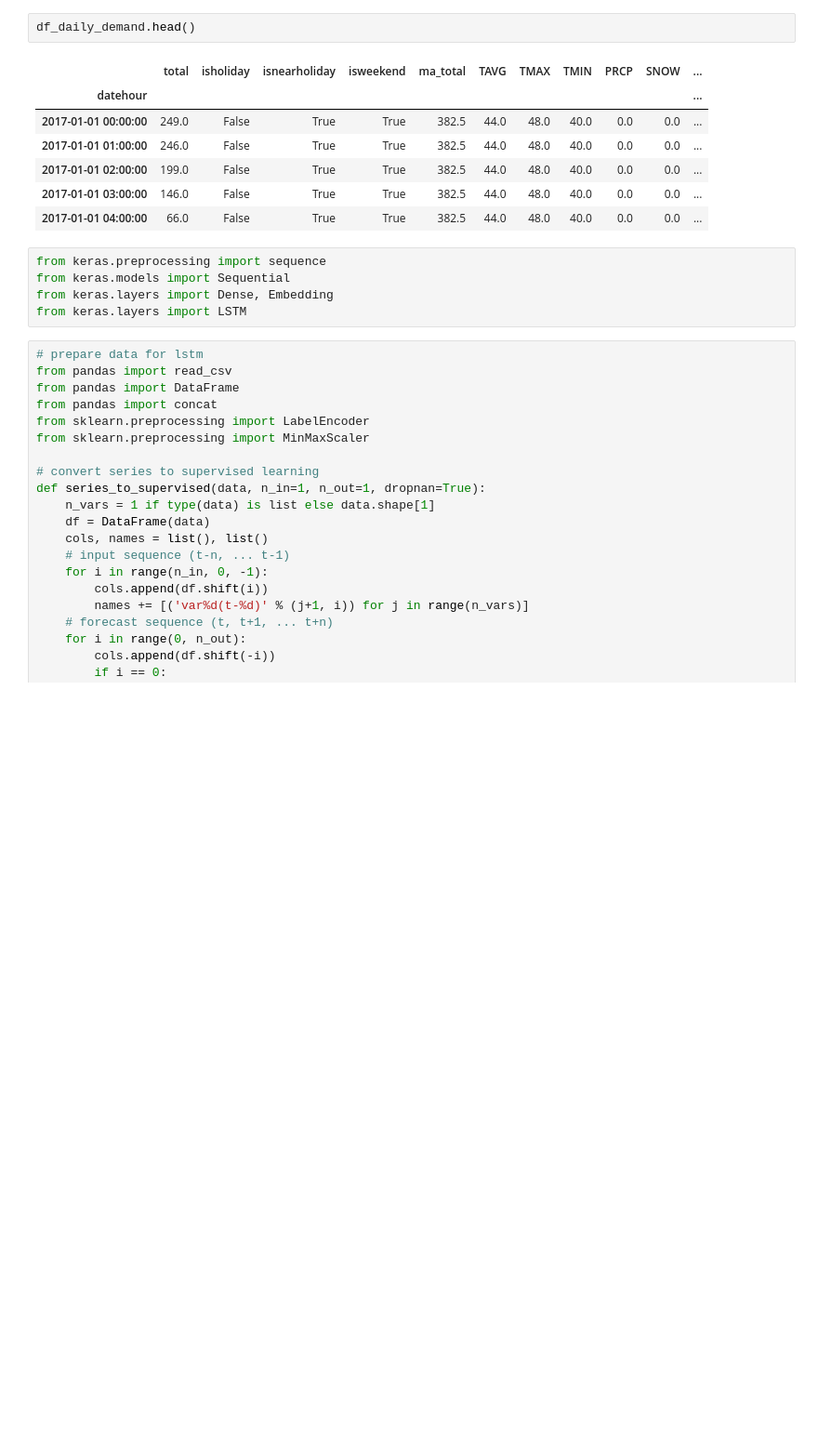
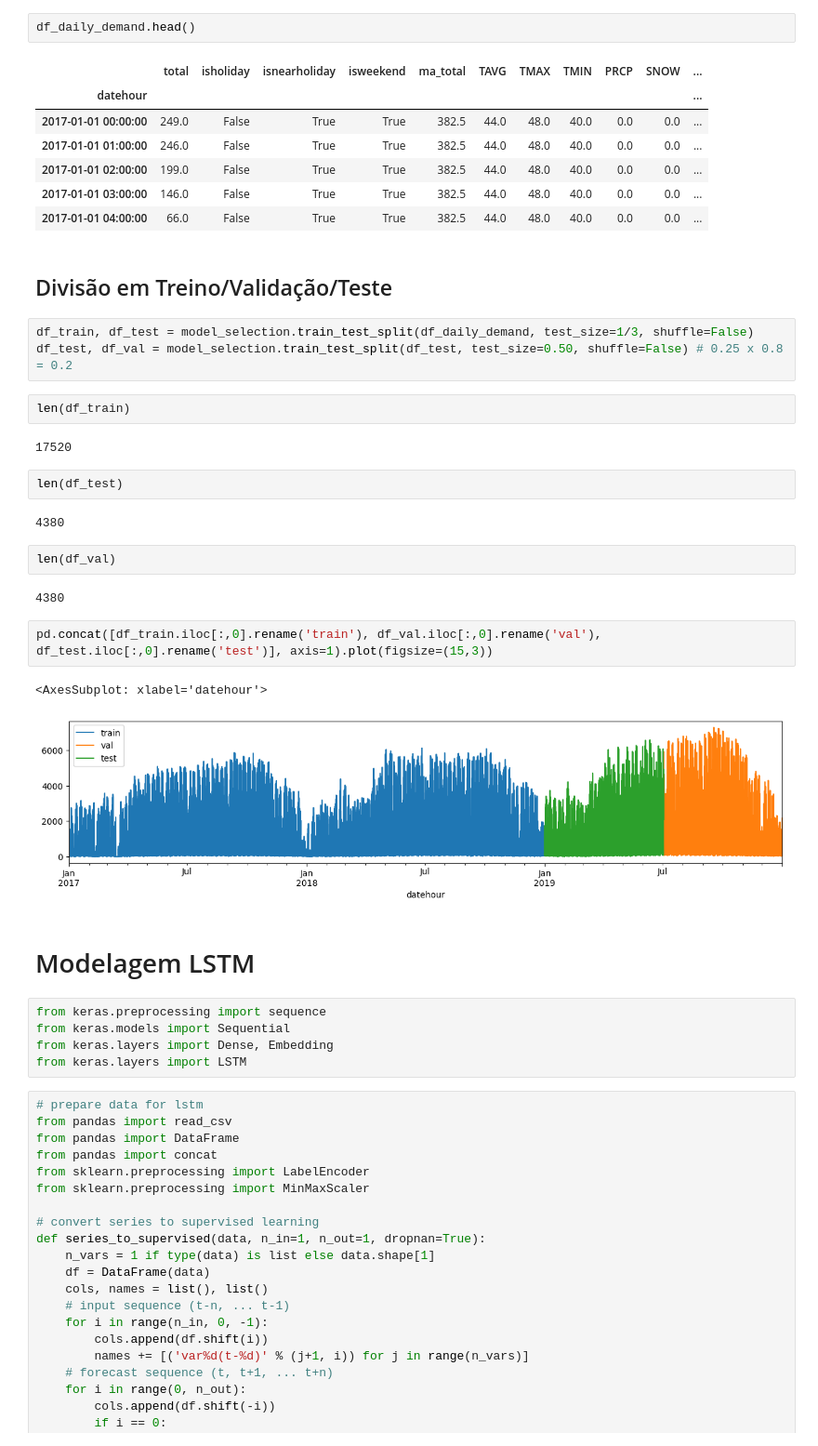
Before and after one commit to viniciuslettieri/Aprendizado-de-Maquina-2022.2, a Jupyter notebook: Trabalho Final/Teste LSTM.ipynb, the cells around one changed output. Shown: that part at 93% size. Saved outputs shown, nothing was run; the diff lists cells and outputs as text; blank space fills up the shorter version.

Commit message:
adicionando teste com lstm

```diff
--- a/Trabalho Final/Teste LSTM.ipynb
+++ b/Trabalho Final/Teste LSTM.ipynb
@@ -20,6 +24,30 @@ df_daily_demand.head()
 | 2017-01-01 02:00:00 | 199.0 | False | True | True | 382.5 | 44.0 | 48.0 | 40.0 | 0.0 | 0.0 | ... |
 | 2017-01-01 03:00:00 | 146.0 | False | True | True | 382.5 | 44.0 | 48.0 | 40.0 | 0.0 | 0.0 | ... |
 | 2017-01-01 04:00:00 | 66.0 | False | True | True | 382.5 | 44.0 | 48.0 | 40.0 | 0.0 | 0.0 | ... |
+# %% [markdown]
+## Divisão em Treino/Validação/Teste
+# %%
+df_train, df_test = model_selection.train_test_split(df_daily_demand, test_size=1/3, shuffle=False)
+df_test, df_val = model_selection.train_test_split(df_test, test_size=0.50, shuffle=False) # 0.25 x 0.8 = 0.2
+# %%
+len(df_train)
+# %% [output]
+17520
+# %%
+len(df_test)
+# %% [output]
+4380
+# %%
+len(df_val)
+# %% [output]
+4380
+# %%
+pd.concat([df_train.iloc[:,0].rename('train'), df_val.iloc[:,0].rename('val'), df_test.iloc[:,0].rename('test')], axis=1).plot(figsize=(15,3))
+# %% [output]
+<AxesSubplot: xlabel='datehour'>
+[figure, added]
+# %% [markdown]
+# Modelagem LSTM
 # %%
 from keras.preprocessing import sequence
 from keras.models import Sequential
```
Also changed, not shown: parts of 24 cells of this notebook.
